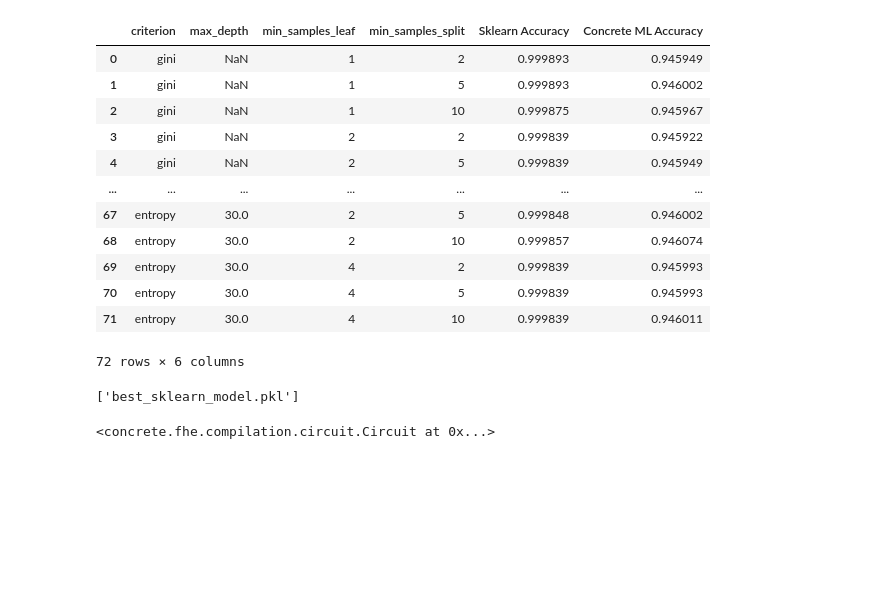
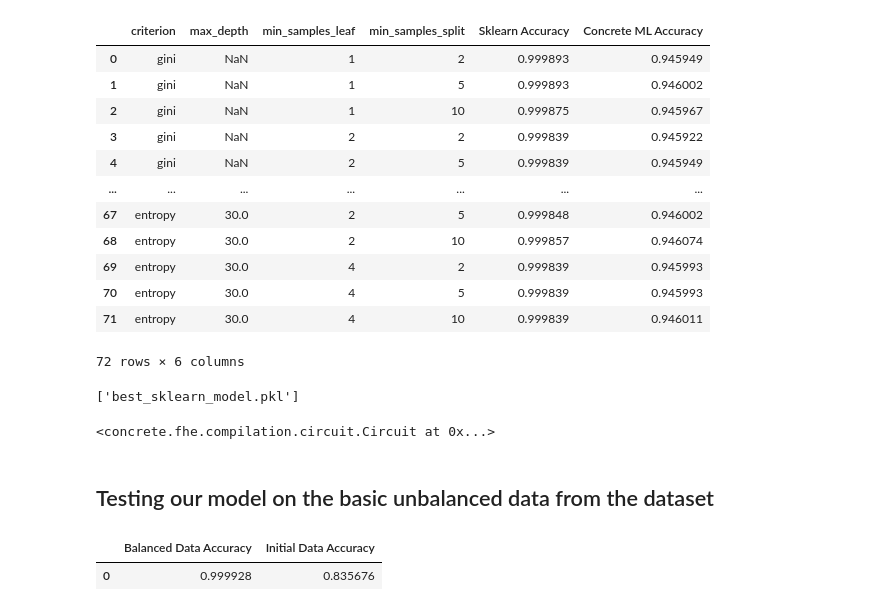
Before and after one commit to CirSandro/PFEE-ZAMA, a Jupyter notebook: src/card_credit.ipynb, the cells around one changed output. Drawn from its saved outputs; the diff is of its cells as text; code cells hidden in the pictures; blank space fills up the shorter version.

Commit message:
feat: accuracy initial data VS balanced

```diff
--- a/src/card_credit.ipynb
+++ b/src/card_credit.ipynb
@@ -397,3 +416,32 @@ best_fhe_dt.compile(X_train_scaled)
 fhe_directory = os.path.join(os.path.abspath(os.getcwd()), 'fhe_file')
 dev = FHEModelDev(path_dir=fhe_directory, model=best_fhe_dt)
 dev.save()
+# %% [markdown]
+## Testing our model on the basic unbalanced data from the dataset
+# %%
+train_indices = X_train.index
+all_test_indices = df.index.difference(train_indices)
+X_all_test = df.loc[all_test_indices].drop(columns=['fraud'])
+y_all_test = df.loc[all_test_indices]['fraud']
+X_all_test_scaled = scaler.fit_transform(X_all_test)
+
+
+y_val = y_val.astype(int)
+y_all_test = y_all_test.astype(int)
+
+results = []
+pred_balanced_data = best_sk_dt.predict(X_val_scaled)
+balanced_data_accuracy = accuracy_score(y_val, pred_balanced_data)
+
+pred_initial_data = best_sk_dt.predict(X_all_test_scaled)
+initial_data_accuracy = accuracy_score(y_all_test, pred_initial_data)
+
+results = [{
+    "Balanced Data Accuracy": balanced_data_accuracy,
+    "Initial Data Accuracy": initial_data_accuracy
+}]
+results_df = pd.DataFrame(results)
+results_df
+# %% [output]
+|  | Balanced Data Accuracy | Initial Data Accuracy |
+| 0 | 0.999928 | 0.835676 |
```
Also changed, not shown: parts of 4 cells of this notebook.
